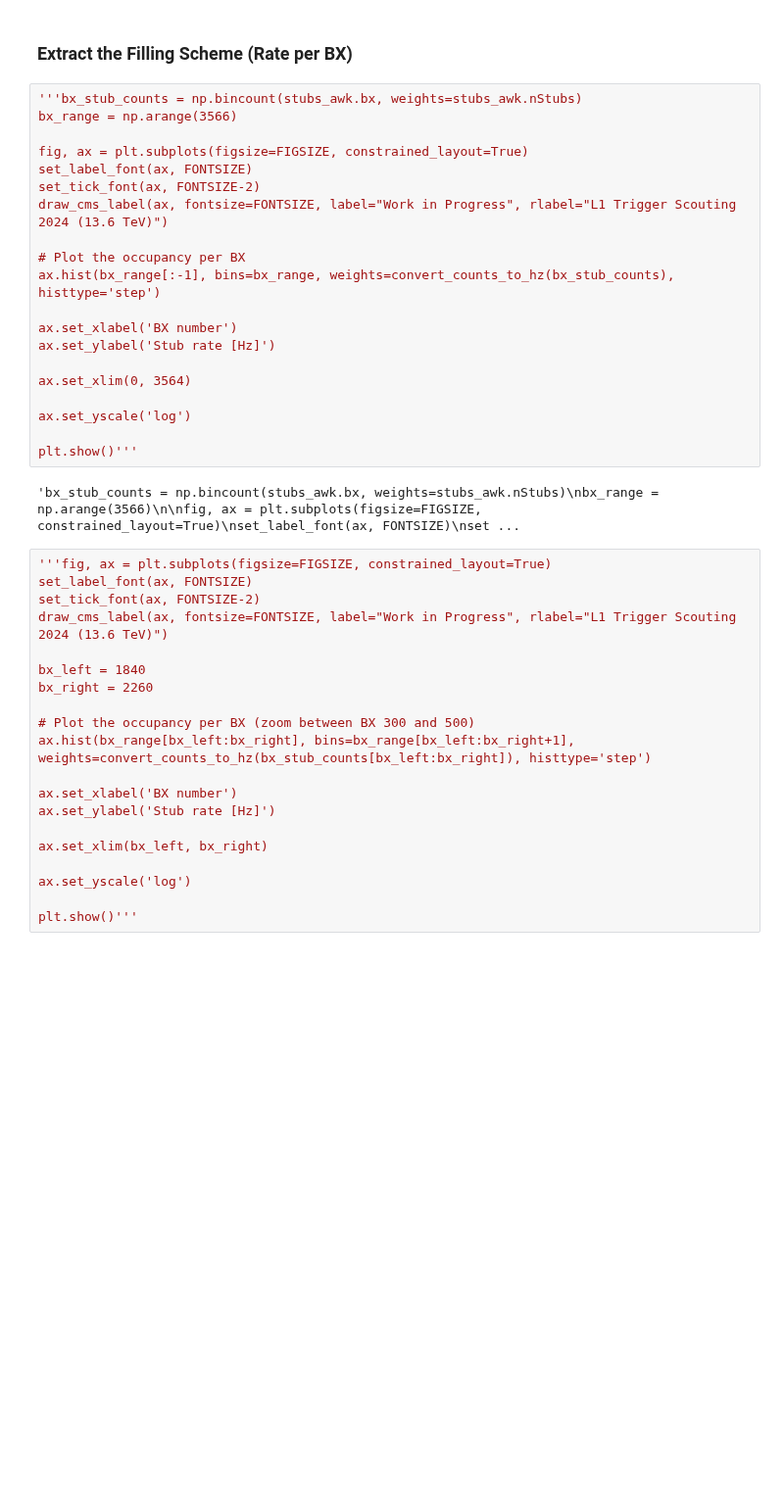
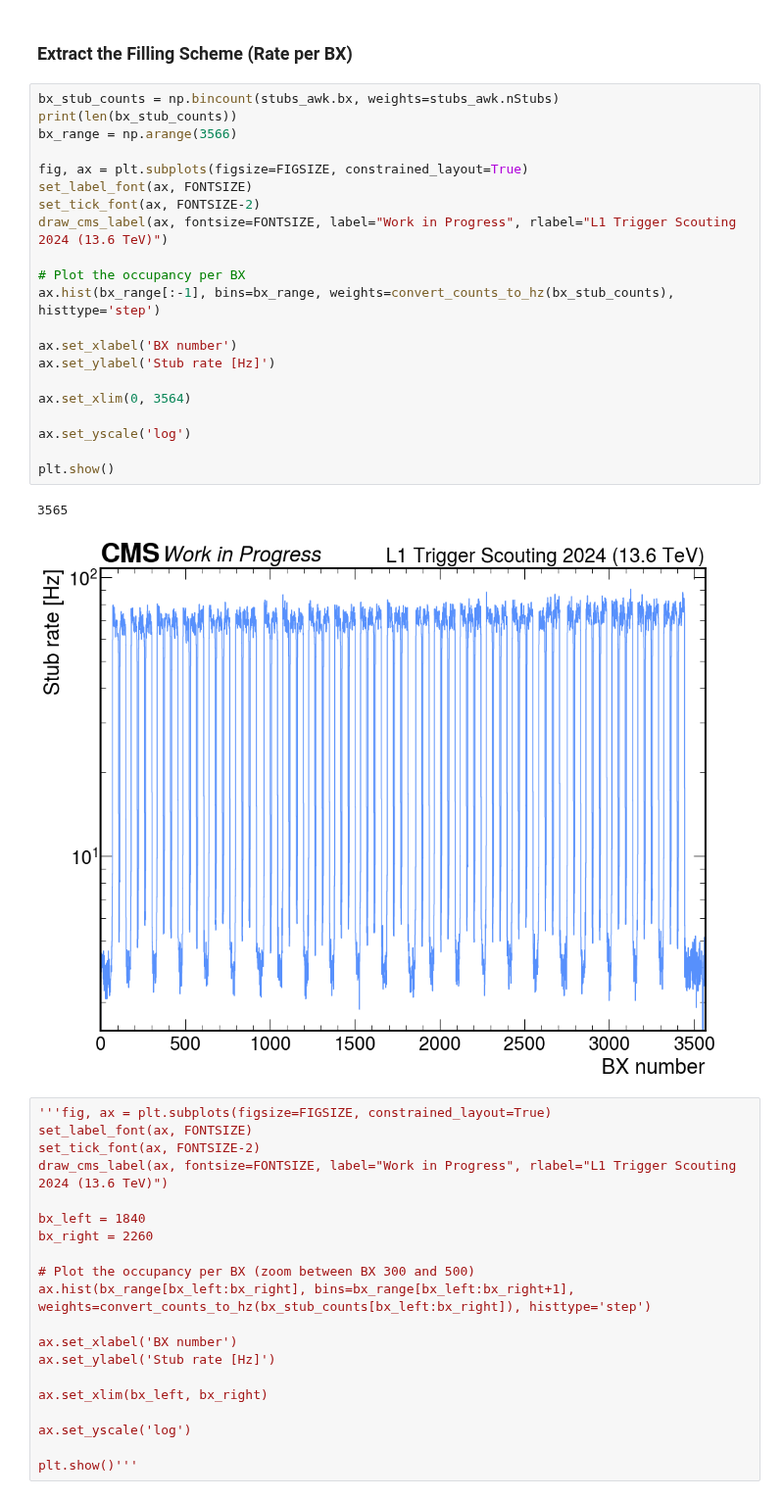
Before and after one commit to francescoreschio/Tesi-Triennale, a Jupyter notebook: Dati/stub_example_awkward.ipynb, the cells around one changed output. Shown at 98% size. Drawn from its saved outputs; the diff is of its cells as text; blank space fills up the shorter version.

```diff
--- a/Dati/stub_example_awkward.ipynb
+++ b/Dati/stub_example_awkward.ipynb
@@ -119,27 +119,29 @@ stubs_awk
 # %% [markdown]
 ### Extract the Filling Scheme (Rate per BX)
 # %%
-'''bx_stub_counts = np.bincount(stubs_awk.bx, weights=stubs_awk.nStubs)
+bx_stub_counts = np.bincount(stubs_awk.bx, weights=stubs_awk.nStubs)
+print(len(bx_stub_counts))
 bx_range = np.arange(3566)
 
 fig, ax = plt.subplots(figsize=FIGSIZE, constrained_layout=True)
 set_label_font(ax, FONTSIZE)
 set_tick_font(ax, FONTSIZE-2)
 draw_cms_label(ax, fontsize=FONTSIZE, label="Work in Progress", rlabel="L1 Trigger Scouting 2024 (13.6 TeV)")
 
 # Plot the occupancy per BX
 ax.hist(bx_range[:-1], bins=bx_range, weights=convert_counts_to_hz(bx_stub_counts), histtype='step')
 
 ax.set_xlabel('BX number')
 ax.set_ylabel('Stub rate [Hz]')
 
 ax.set_xlim(0, 3564)
 
 ax.set_yscale('log')
 
-plt.show()'''
+plt.show()
 # %% [output]
-'bx_stub_counts = np.bincount(stubs_awk.bx, weights=stubs_awk.nStubs)\nbx_range = np.arange(3566)\n\nfig, ax = plt.subplots(figsize=FIGSIZE, constrained_layout=True)\nset_label_font(ax, FONTSIZE)\nset ...
+3565
+[figure, added]
 # %%
 '''fig, ax = plt.subplots(figsize=FIGSIZE, constrained_layout=True)
 set_label_font(ax, FONTSIZE)
```
Also changed, not shown: 1 other file.
